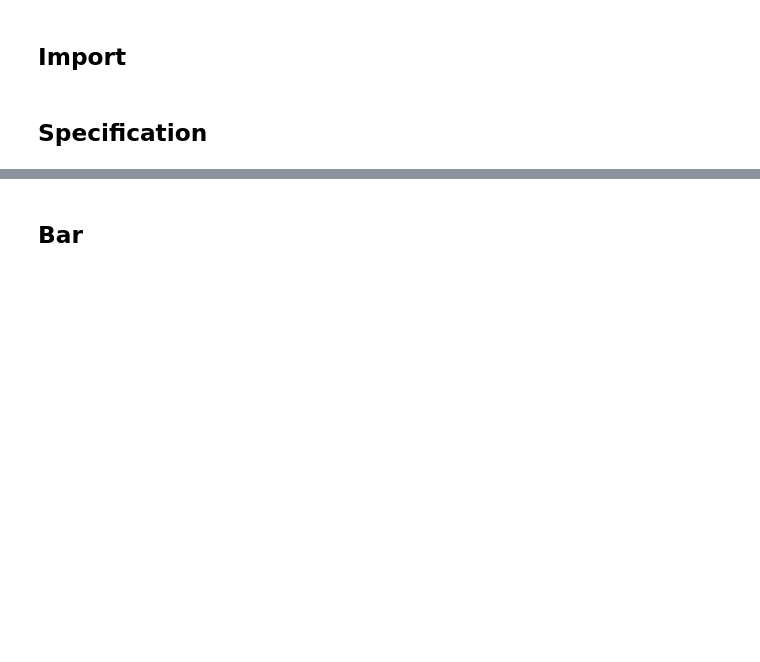
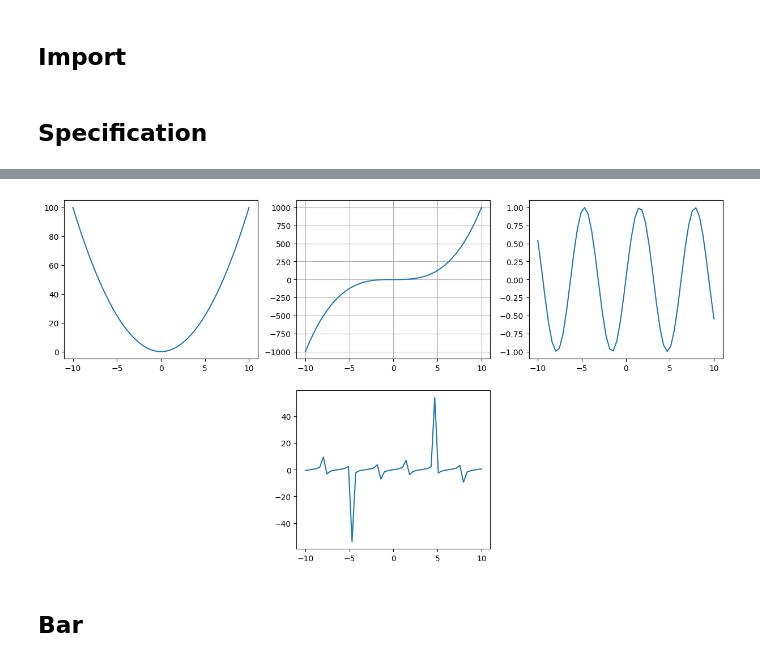
Before and after one commit to saeed-saffari/Py-for-Econ-fall2022-ATU, a Jupyter notebook: MSc Macroeconomics/4. Matplotlib.ipynb, the cells around one changed output, grey strips where cells are left out. Cells and saved outputs as stored; diff of their text form; code cells hidden in the pictures; blank space fills up the shorter version.

```diff
--- a/MSc Macroeconomics/4. Matplotlib.ipynb
+++ b/MSc Macroeconomics/4. Matplotlib.ipynb
@@ -21,2 +67,20 @@
+# %%
+plt.figure(figsize=(15,8))
+plt.subplot(2, 3, 1)
+plt.plot(x, x**2)
+
+plt.subplot(2,3,2)
+plt.plot(x, x**3)
+plt.grid()
+
+plt.subplot(2,3,3)
+plt.plot(x, np.sin(x))
+
+plt.subplot(2,3,5)
+plt.plot(x, np.tan(x))
+
+plt.show()
+# %% [output]
+[figure, added]
 # %% [markdown]
 ## Bar
```
Also changed, not shown: parts of 9 cells of this notebook.
